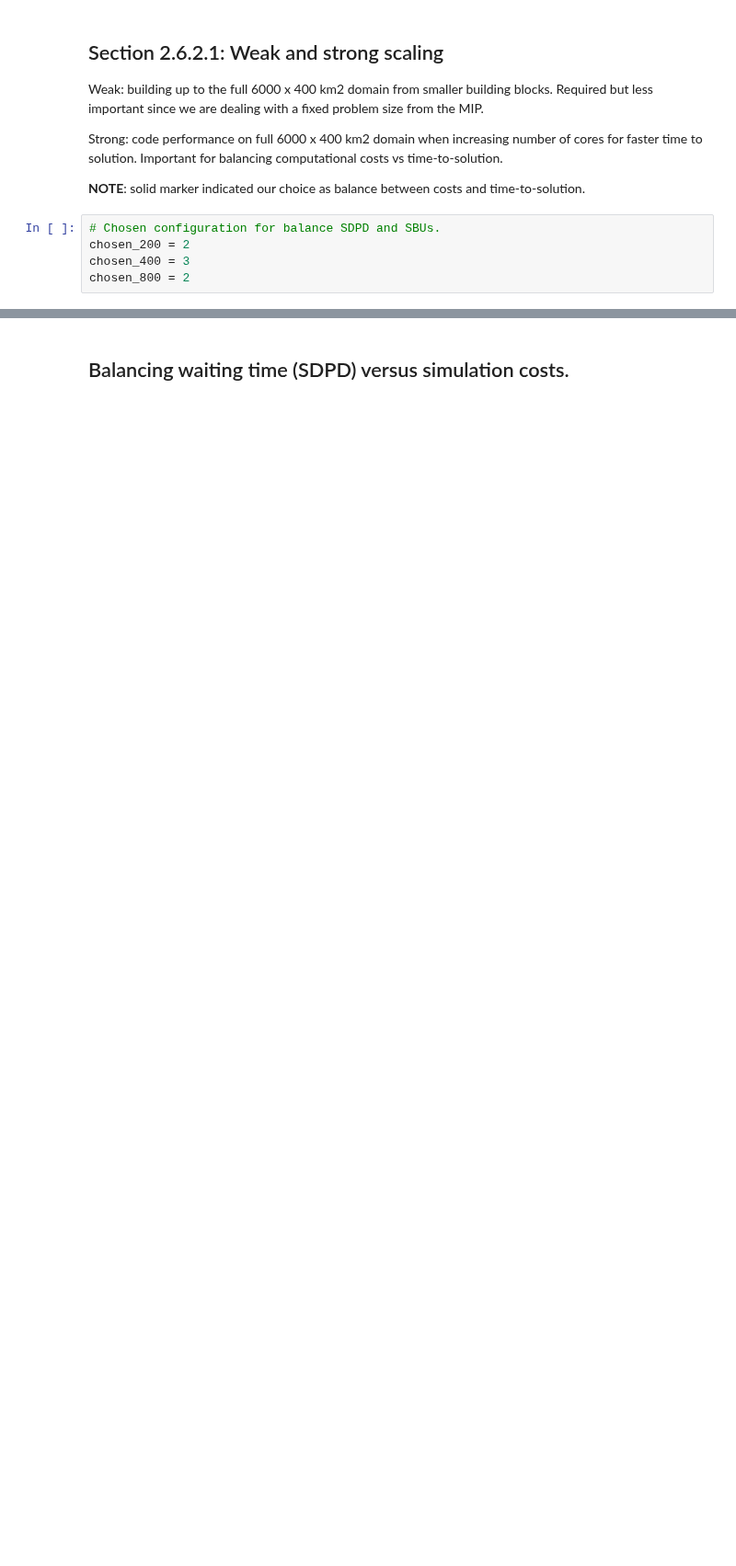
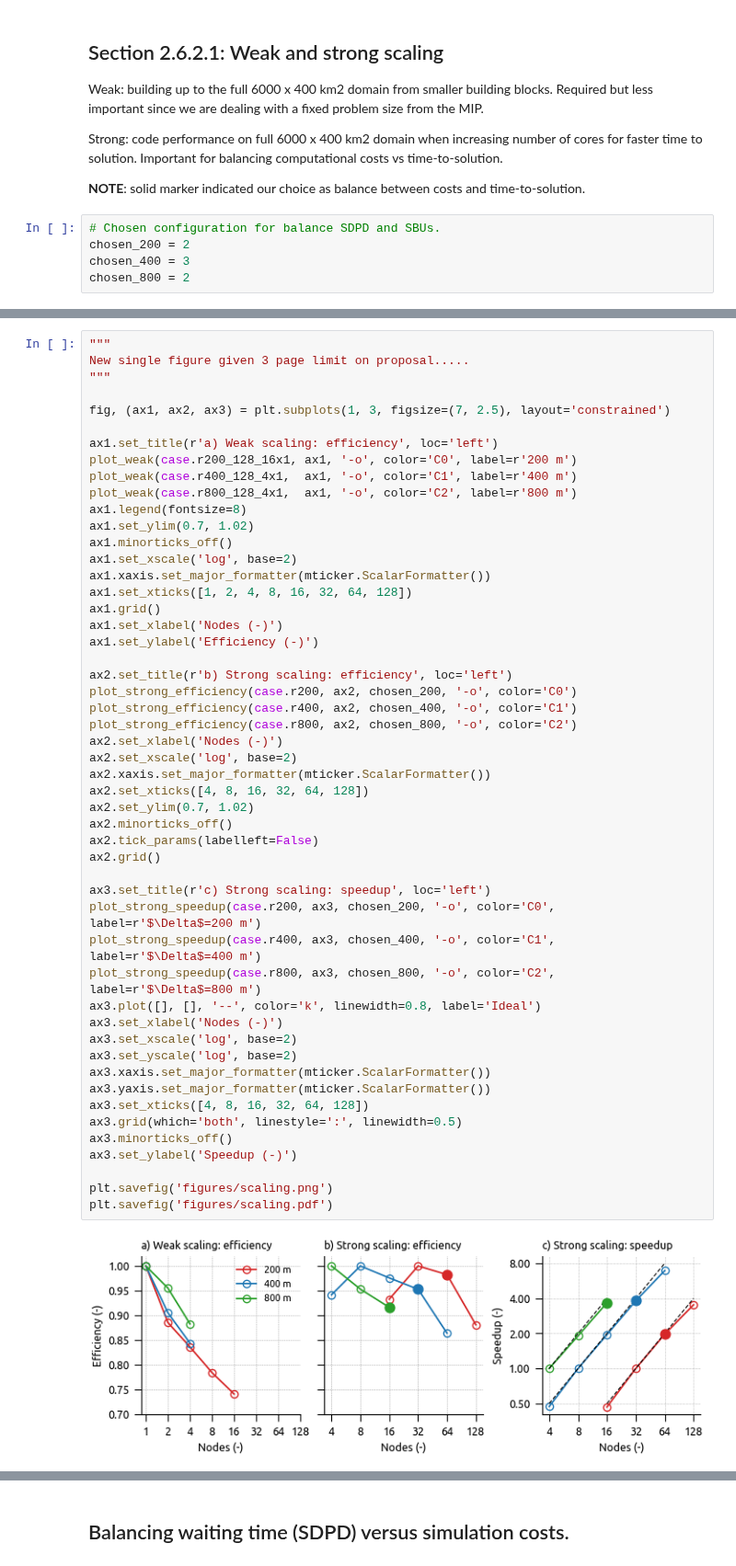
Before and after one commit to bartvstratum/projects_maq, a Jupyter notebook: 2026_connecting_the_clouds/lumi_proposal/scaling_lumi.ipynb, the cells around one changed output, grey strips where cells are left out. Shown at 92% size. Drawn from its saved outputs; the diff is of its cells as text; blank space fills up the shorter version.

```diff
--- a/2026_connecting_the_clouds/lumi_proposal/scaling_lumi.ipynb
+++ b/2026_connecting_the_clouds/lumi_proposal/scaling_lumi.ipynb
@@ -251,0 +246,53 @@ plt.savefig('figures/strong_scaling.pdf')
+# %%
+"""
+New single figure given 3 page limit on proposal.....
+"""
+
+fig, (ax1, ax2, ax3) = plt.subplots(1, 3, figsize=(7, 2.5), layout='constrained')
+
+ax1.set_title(r'a) Weak scaling: efficiency', loc='left')
+plot_weak(case.r200_128_16x1, ax1, '-o', color='C0', label=r'200 m')
+plot_weak(case.r400_128_4x1,  ax1, '-o', color='C1', label=r'400 m')
+plot_weak(case.r800_128_4x1,  ax1, '-o', color='C2', label=r'800 m')
+ax1.legend(fontsize=8)
+ax1.set_ylim(0.7, 1.02)
+ax1.minorticks_off()
+ax1.set_xscale('log', base=2)
+ax1.xaxis.set_major_formatter(mticker.ScalarFormatter())
+ax1.set_xticks([1, 2, 4, 8, 16, 32, 64, 128])
+ax1.grid()
+ax1.set_xlabel('Nodes (-)')
+ax1.set_ylabel('Efficiency (-)')
+
+ax2.set_title(r'b) Strong scaling: efficiency', loc='left')
+plot_strong_efficiency(case.r200, ax2, chosen_200, '-o', color='C0')
+plot_strong_efficiency(case.r400, ax2, chosen_400, '-o', color='C1')
+plot_strong_efficiency(case.r800, ax2, chosen_800, '-o', color='C2')
+ax2.set_xlabel('Nodes (-)')
+ax2.set_xscale('log', base=2)
+ax2.xaxis.set_major_formatter(mticker.ScalarFormatter())
+ax2.set_xticks([4, 8, 16, 32, 64, 128])
+ax2.set_ylim(0.7, 1.02)
+ax2.minorticks_off()
+ax2.tick_params(labelleft=False)
+ax2.grid()
+
+ax3.set_title(r'c) Strong scaling: speedup', loc='left')
+plot_strong_speedup(case.r200, ax3, chosen_200, '-o', color='C0', label=r'$\Delta$=200 m')
+plot_strong_speedup(case.r400, ax3, chosen_400, '-o', color='C1', label=r'$\Delta$=400 m')
+plot_strong_speedup(case.r800, ax3, chosen_800, '-o', color='C2', label=r'$\Delta$=800 m')
+ax3.plot([], [], '--', color='k', linewidth=0.8, label='Ideal')
+ax3.set_xlabel('Nodes (-)')
+ax3.set_xscale('log', base=2)
+ax3.set_yscale('log', base=2)
+ax3.xaxis.set_major_formatter(mticker.ScalarFormatter())
+ax3.yaxis.set_major_formatter(mticker.ScalarFormatter())
+ax3.set_xticks([4, 8, 16, 32, 64, 128])
+ax3.grid(which='both', linestyle=':', linewidth=0.5)
+ax3.minorticks_off()
+ax3.set_ylabel('Speedup (-)')
+
+plt.savefig('figures/scaling.png')
+plt.savefig('figures/scaling.pdf')
+# %% [output]
+[figure, added]
```
Also changed, not shown: parts of 6 cells of this notebook, 8 other files.
